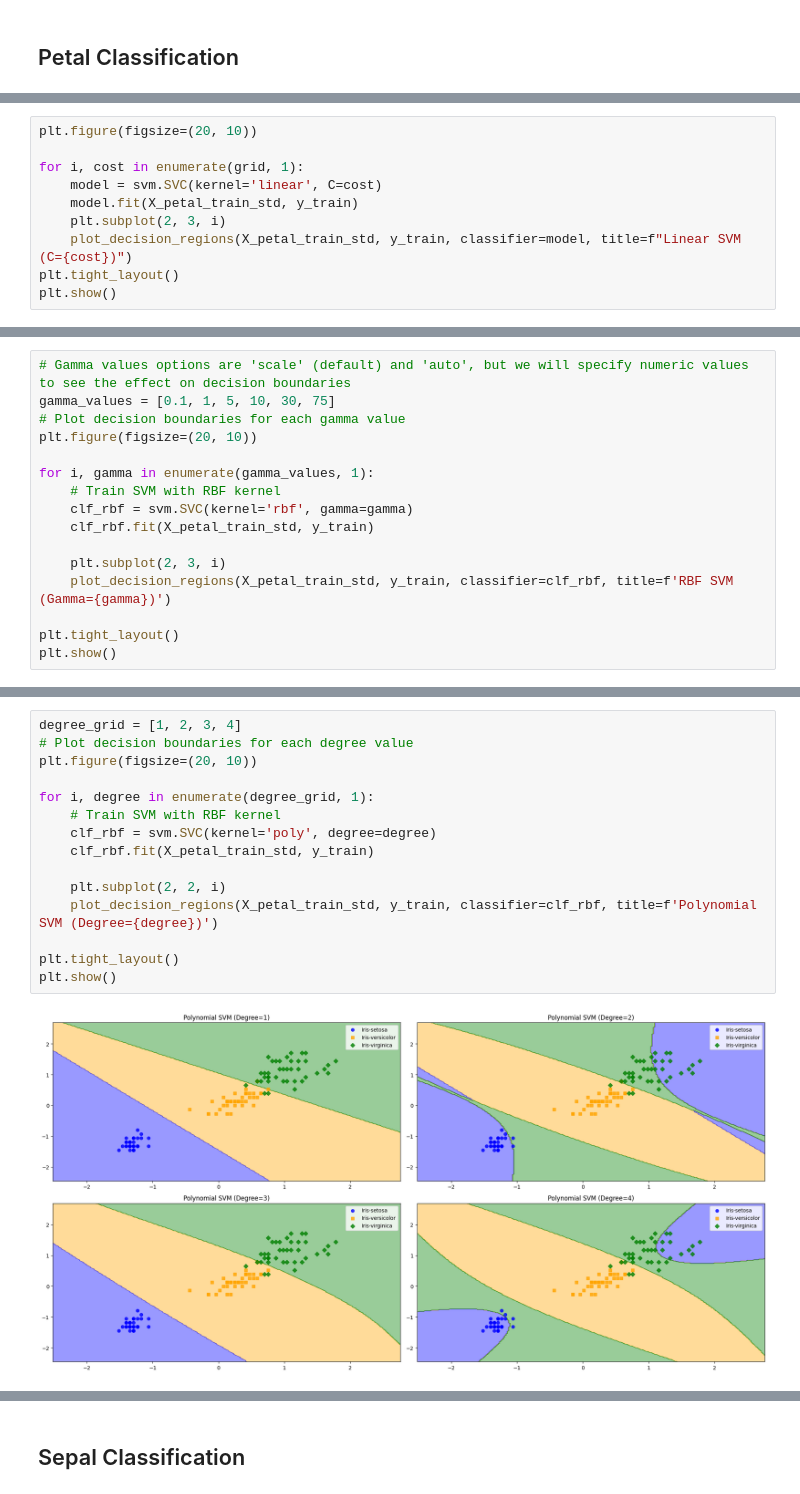
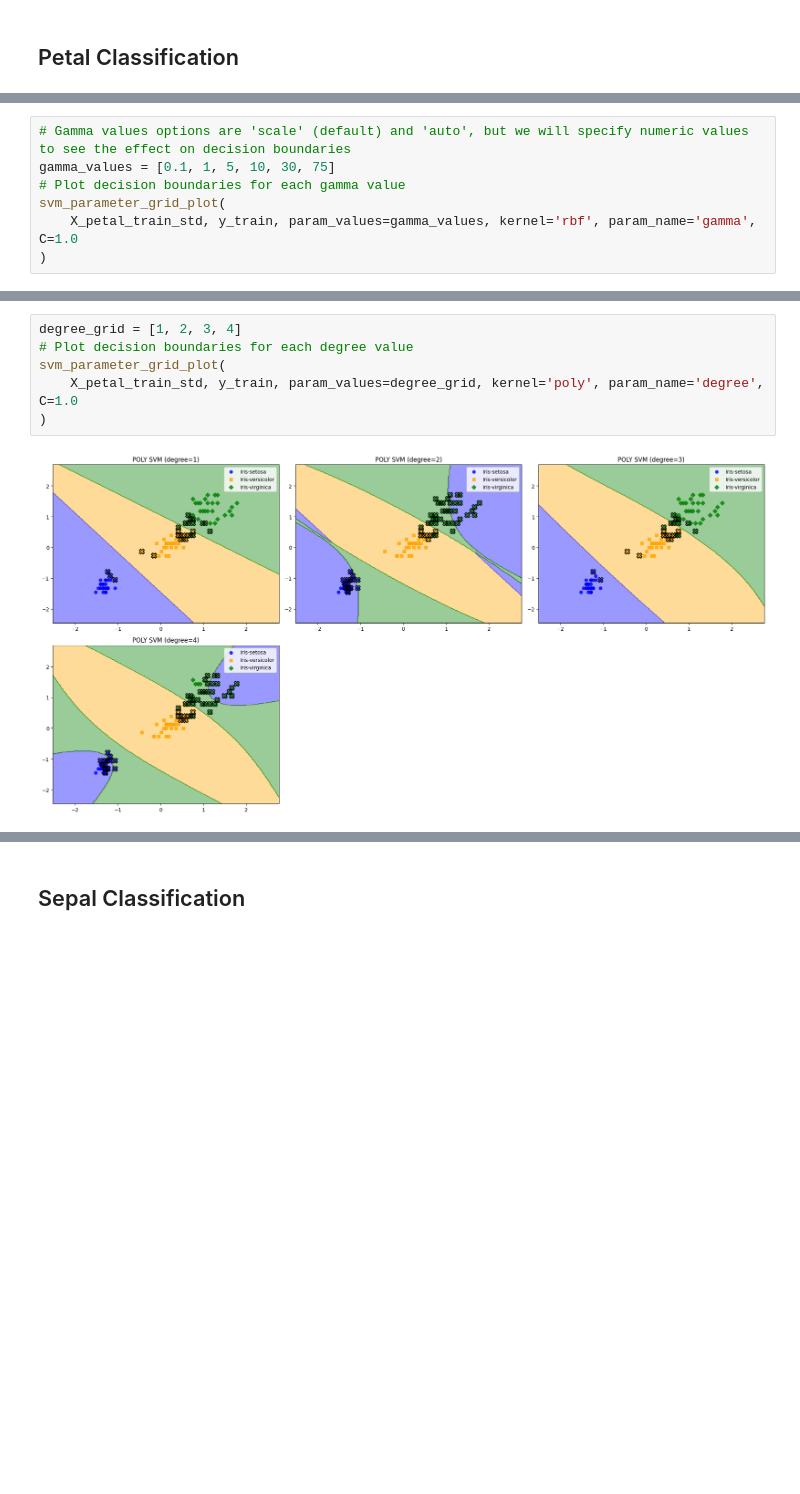
Before and after one commit to Lovjoy/Iris-EDA-and-Machine-Learning, a Jupyter notebook: 02_svm.ipynb, the cells around one changed output, grey strips where cells are left out. Cells and saved outputs as stored; diff of their text form; blank space fills up the shorter version.

```diff
--- a/02_svm.ipynb
+++ b/02_svm.ipynb
@@ -60,13 +61,3 @@ Confusion Matrix:
  [[10  0  0]
  [ 0  9  1]
  [ 0  1  9]]
-# %%
-plt.figure(figsize=(20, 10))
-
-for i, cost in enumerate(grid, 1):
-    model = svm.SVC(kernel='linear', C=cost)
-    model.fit(X_petal_train_std, y_train)
-    plt.subplot(2, 3, i)
-    plot_decision_regions(X_petal_train_std, y_train, classifier=model, title=f"Linear SVM (C={cost})")
-plt.tight_layout()
-plt.show()
@@ -78,16 +120,7 @@ Changing the cost in for petal did not have much effect, would go with default.
 # Gamma values options are 'scale' (default) and 'auto', but we will specify numeric values to see the effect on decision boundaries
 gamma_values = [0.1, 1, 5, 10, 30, 75]
 # Plot decision boundaries for each gamma value
-plt.figure(figsize=(20, 10))
-
-for i, gamma in enumerate(gamma_values, 1):
-    # Train SVM with RBF kernel
-    clf_rbf = svm.SVC(kernel='rbf', gamma=gamma)
-    clf_rbf.fit(X_petal_train_std, y_train)
-
-    plt.subplot(2, 3, i)
-    plot_decision_regions(X_petal_train_std, y_train, classifier=clf_rbf, title=f'RBF SVM (Gamma={gamma})')
-
-plt.tight_layout()
-plt.show()
+svm_parameter_grid_plot(
+    X_petal_train_std, y_train, param_values=gamma_values, kernel='rbf', param_name='gamma', C=1.0
+)
 # %% [output]
@@ -95,17 +132,8 @@ plt.show()
 # %%
 degree_grid = [1, 2, 3, 4]
 # Plot decision boundaries for each degree value
-plt.figure(figsize=(20, 10))
-
-for i, degree in enumerate(degree_grid, 1):
-    # Train SVM with RBF kernel
-    clf_rbf = svm.SVC(kernel='poly', degree=degree)
-    clf_rbf.fit(X_petal_train_std, y_train)
-
-    plt.subplot(2, 2, i)
-    plot_decision_regions(X_petal_train_std, y_train, classifier=clf_rbf, title=f'Polynomial SVM (Degree={degree})')
-
-plt.tight_layout()
-plt.show()
+svm_parameter_grid_plot(
+    X_petal_train_std, y_train, param_values=degree_grid, kernel='poly', param_name='degree', C=1.0
+)
 # %% [output]
-[figure, old version]
+[figure, new version]
```
Also changed, not shown: parts of 20 cells of this notebook, 1 other file.
